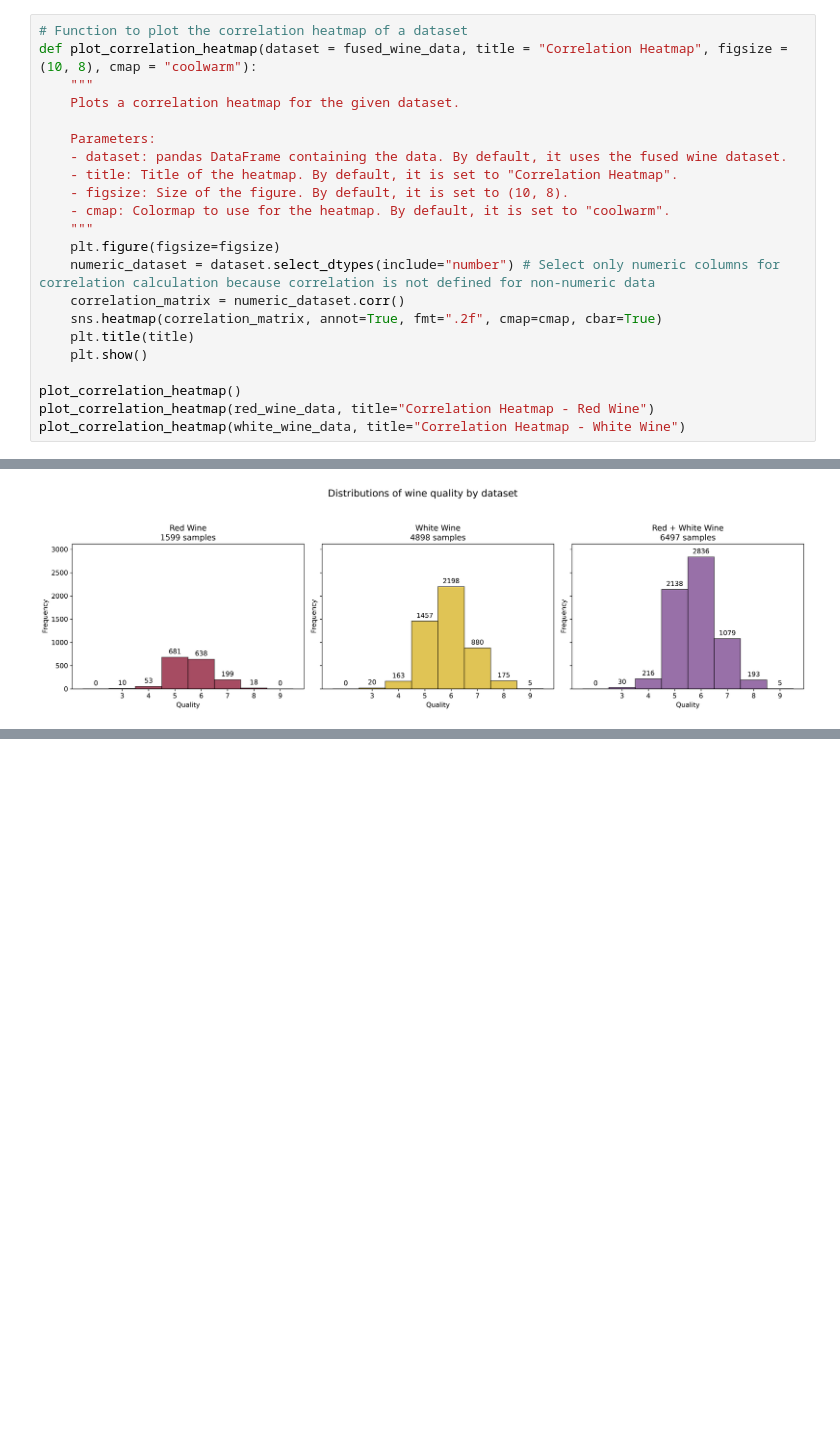
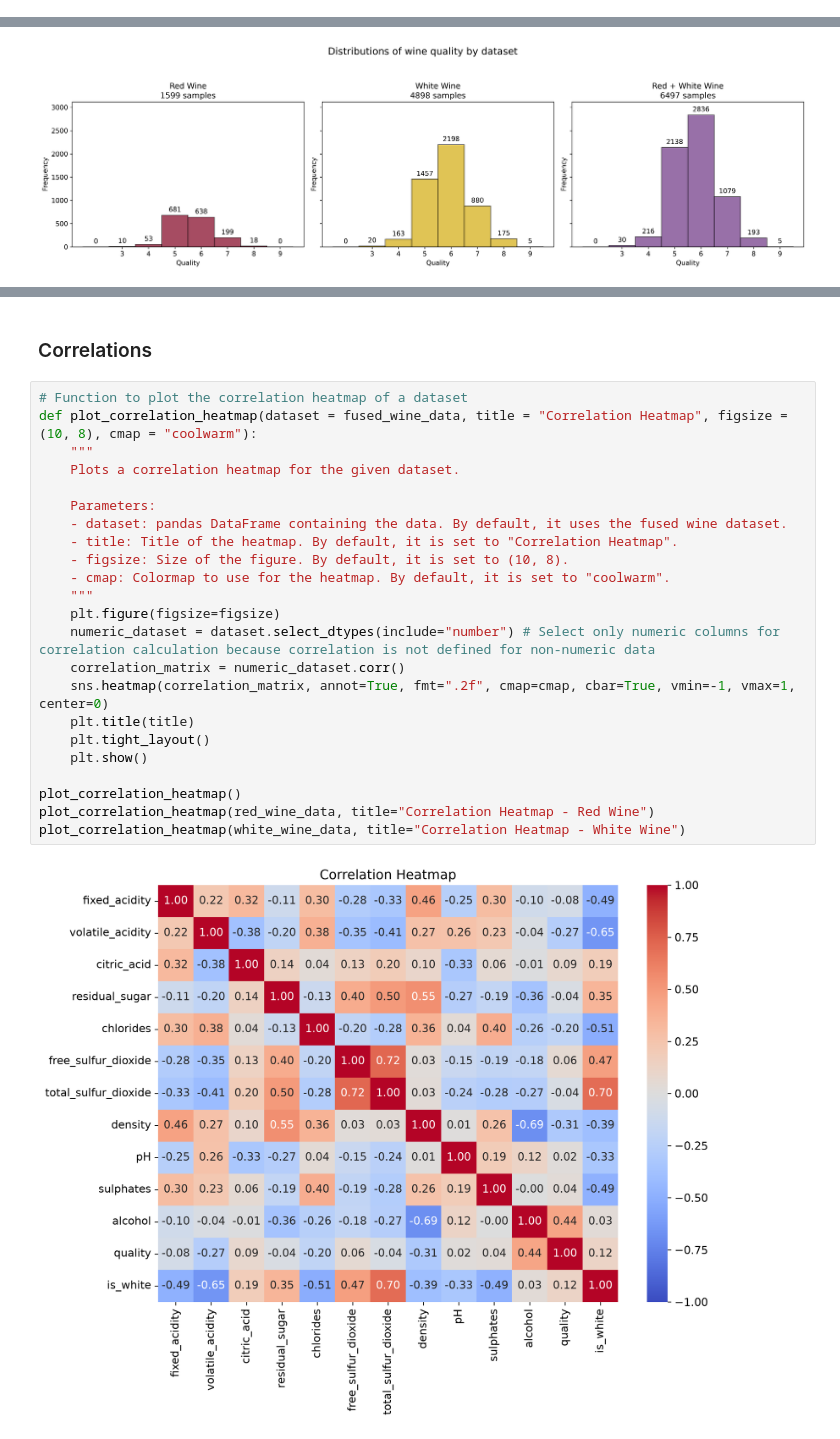
Before and after one commit to Alexandre-Mariotte/AM6020_SVM_Project, a Jupyter notebook: SVM_project.ipynb, the cells around one changed output, grey strips where cells are left out. Saved outputs shown, nothing was run; the diff lists cells and outputs as text; blank space fills up the shorter version.

Commit message:
Add initial data checks and analysis

```diff
--- a/SVM_project.ipynb
+++ b/SVM_project.ipynb
@@ -220,22 +209,0 @@ Color for plots: #6C3483
-# %%
-# Function to plot the correlation heatmap of a dataset
-def plot_correlation_heatmap(dataset = fused_wine_data, title = "Correlation Heatmap", figsize = (10, 8), cmap = "coolwarm"):
-    """
-    Plots a correlation heatmap for the given dataset.
-
-    Parameters:
-    - dataset: pandas DataFrame containing the data. By default, it uses the fused wine dataset.
-    - title: Title of the heatmap. By default, it is set to "Correlation Heatmap".
-    - figsize: Size of the figure. By default, it is set to (10, 8).
-    - cmap: Colormap to use for the heatmap. By default, it is set to "coolwarm".
-    """
-    plt.figure(figsize=figsize)
-    numeric_dataset = dataset.select_dtypes(include="number") # Select only numeric columns for correlation calculation because correlation is not defined for non-numeric data
-    correlation_matrix = numeric_dataset.corr()
-    sns.heatmap(correlation_matrix, annot=True, fmt=".2f", cmap=cmap, cbar=True)
-    plt.title(title)
-    plt.show()
-
-plot_correlation_heatmap()
-plot_correlation_heatmap(red_wine_data, title="Correlation Heatmap - Red Wine")
-plot_correlation_heatmap(white_wine_data, title="Correlation Heatmap - White Wine")
@@ -278,0 +384,27 @@ Done
+# %% [markdown]
+### Correlations
+# %%
+# Function to plot the correlation heatmap of a dataset
+def plot_correlation_heatmap(dataset = fused_wine_data, title = "Correlation Heatmap", figsize = (10, 8), cmap = "coolwarm"):
+    """
+    Plots a correlation heatmap for the given dataset.
+
+    Parameters:
+    - dataset: pandas DataFrame containing the data. By default, it uses the fused wine dataset.
+    - title: Title of the heatmap. By default, it is set to "Correlation Heatmap".
+    - figsize: Size of the figure. By default, it is set to (10, 8).
+    - cmap: Colormap to use for the heatmap. By default, it is set to "coolwarm".
+    """
+    plt.figure(figsize=figsize)
+    numeric_dataset = dataset.select_dtypes(include="number") # Select only numeric columns for correlation calculation because correlation is not defined for non-numeric data
+    correlation_matrix = numeric_dataset.corr()
+    sns.heatmap(correlation_matrix, annot=True, fmt=".2f", cmap=cmap, cbar=True, vmin=-1, vmax=1, center=0)
+    plt.title(title)
+    plt.tight_layout()
+    plt.show()
+
+plot_correlation_heatmap()
+plot_correlation_heatmap(red_wine_data, title="Correlation Heatmap - Red Wine")
+plot_correlation_heatmap(white_wine_data, title="Correlation Heatmap - White Wine")
+# %% [output]
+[figure, new version]
```
Also changed, not shown: parts of 17 cells of this notebook.
